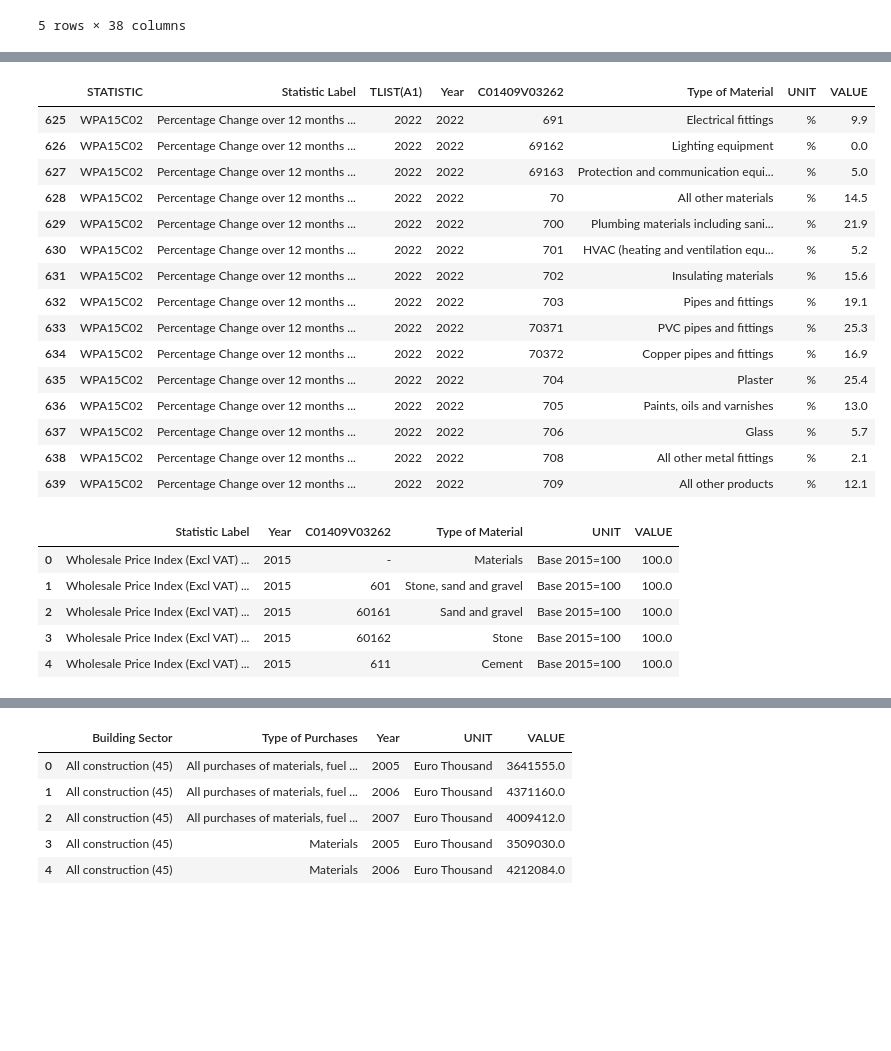
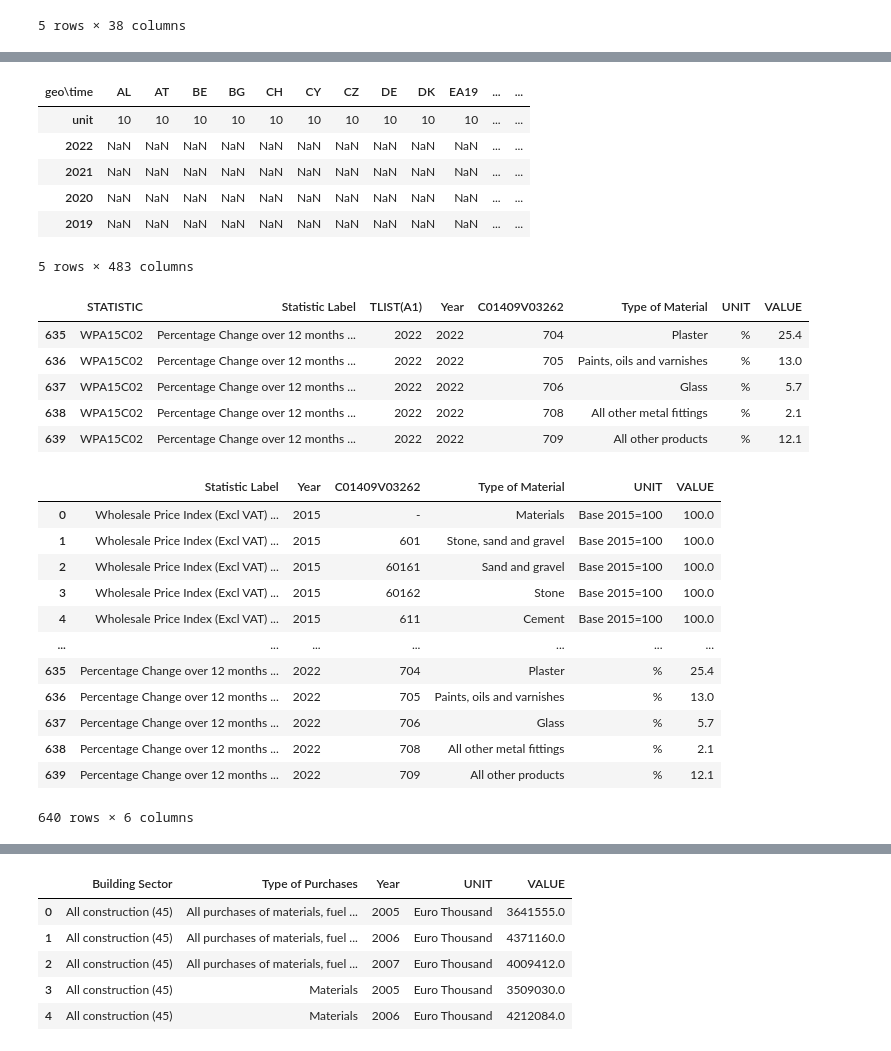
Before and after one commit to rachelhurleycct/CA2, a Jupyter notebook: CA2.ipynb, the cells around one changed output, grey strips where cells are left out. Saved outputs shown, nothing was run; the diff lists cells and outputs as text; code cells hidden in the pictures; blank space fills up the shorter version.

```diff
--- a/CA2.ipynb
+++ b/CA2.ipynb
@@ -306,19 +398,19 @@ dtype: int64
+# %%
+df7_transposed.head()
+# %% [output]
+| geo\time | AL | AT | BE | BG | CH | CY | CZ | DE | DK | EA19 | ... | ... |
+| unit | 10 | 10 | 10 | 10 | 10 | 10 | 10 | 10 | 10 | 10 | ... | ... |
+| 2022 | NaN | NaN | NaN | NaN | NaN | NaN | NaN | NaN | NaN | NaN | ... | ... |
+| 2021 | NaN | NaN | NaN | NaN | NaN | NaN | NaN | NaN | NaN | NaN | ... | ... |
+| 2020 | NaN | NaN | NaN | NaN | NaN | NaN | NaN | NaN | NaN | NaN | ... | ... |
+| 2019 | NaN | NaN | NaN | NaN | NaN | NaN | NaN | NaN | NaN | NaN | ... | ... |
+5 rows × 483 columns
 # %%
 df8=pd.read_csv("PriceIndex_BuildingConstruction_Materials_Ireland.csv")
 # %%
-df8.tail(15)
+df8.tail()
 # %% [output]
 |  | STATISTIC | Statistic Label | TLIST(A1) | Year | C01409V03262 | Type of Material | UNIT | VALUE |
-| 625 | WPA15C02 | Percentage Change over 12 months ... | 2022 | 2022 | 691 | Electrical fittings | % | 9.9 |
-| 626 | WPA15C02 | Percentage Change over 12 months ... | 2022 | 2022 | 69162 | Lighting equipment | % | 0.0 |
-| 627 | WPA15C02 | Percentage Change over 12 months ... | 2022 | 2022 | 69163 | Protection and communication equi... | % | 5.0 |
-| 628 | WPA15C02 | Percentage Change over 12 months ... | 2022 | 2022 | 70 | All other materials | % | 14.5 |
-| 629 | WPA15C02 | Percentage Change over 12 months ... | 2022 | 2022 | 700 | Plumbing materials including sani... | % | 21.9 |
-| 630 | WPA15C02 | Percentage Change over 12 months ... | 2022 | 2022 | 701 | HVAC (heating and ventilation equ... | % | 5.2 |
-| 631 | WPA15C02 | Percentage Change over 12 months ... | 2022 | 2022 | 702 | Insulating materials | % | 15.6 |
-| 632 | WPA15C02 | Percentage Change over 12 months ... | 2022 | 2022 | 703 | Pipes and fittings | % | 19.1 |
-| 633 | WPA15C02 | Percentage Change over 12 months ... | 2022 | 2022 | 70371 | PVC pipes and fittings | % | 25.3 |
-| 634 | WPA15C02 | Percentage Change over 12 months ... | 2022 | 2022 | 70372 | Copper pipes and fittings | % | 16.9 |
 | 635 | WPA15C02 | Percentage Change over 12 months ... | 2022 | 2022 | 704 | Plaster | % | 25.4 |
 | 636 | WPA15C02 | Percentage Change over 12 months ... | 2022 | 2022 | 705 | Paints, oils and varnishes | % | 13.0 |
 | 637 | WPA15C02 | Percentage Change over 12 months ... | 2022 | 2022 | 706 | Glass | % | 5.7 |
@@ -327,7 +419,7 @@ df8.tail(15)
 # %%
 df8=df8.drop(["STATISTIC", "TLIST(A1)"], axis=1)
 # %%
-df8.head()
+df8
 # %% [output]
 |  | Statistic Label | Year | C01409V03262 | Type of Material | UNIT | VALUE |
 | 0 | Wholesale Price Index (Excl VAT) ... | 2015 | - | Materials | Base 2015=100 | 100.0 |
@@ -335,6 +427,13 @@ df8.head()
 | 2 | Wholesale Price Index (Excl VAT) ... | 2015 | 60161 | Sand and gravel | Base 2015=100 | 100.0 |
 | 3 | Wholesale Price Index (Excl VAT) ... | 2015 | 60162 | Stone | Base 2015=100 | 100.0 |
 | 4 | Wholesale Price Index (Excl VAT) ... | 2015 | 611 | Cement | Base 2015=100 | 100.0 |
+| ... | ... | ... | ... | ... | ... | ... |
+| 635 | Percentage Change over 12 months ... | 2022 | 704 | Plaster | % | 25.4 |
+| 636 | Percentage Change over 12 months ... | 2022 | 705 | Paints, oils and varnishes | % | 13.0 |
+| 637 | Percentage Change over 12 months ... | 2022 | 706 | Glass | % | 5.7 |
+| 638 | Percentage Change over 12 months ... | 2022 | 708 | All other metal fittings | % | 2.1 |
+| 639 | Percentage Change over 12 months ... | 2022 | 709 | All other products | % | 12.1 |
+640 rows × 6 columns
 # %%
 df9=pd.read_csv("Purchases_BuildingConstruction_New Basis_Ireland.csv")
 # %%
```
Also changed, not shown: parts of 31 cells of this notebook.
